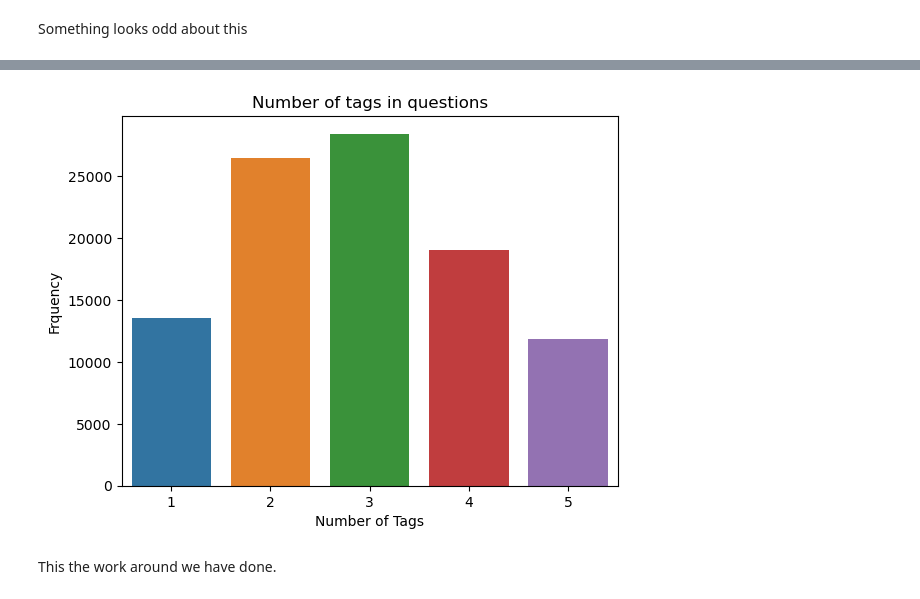
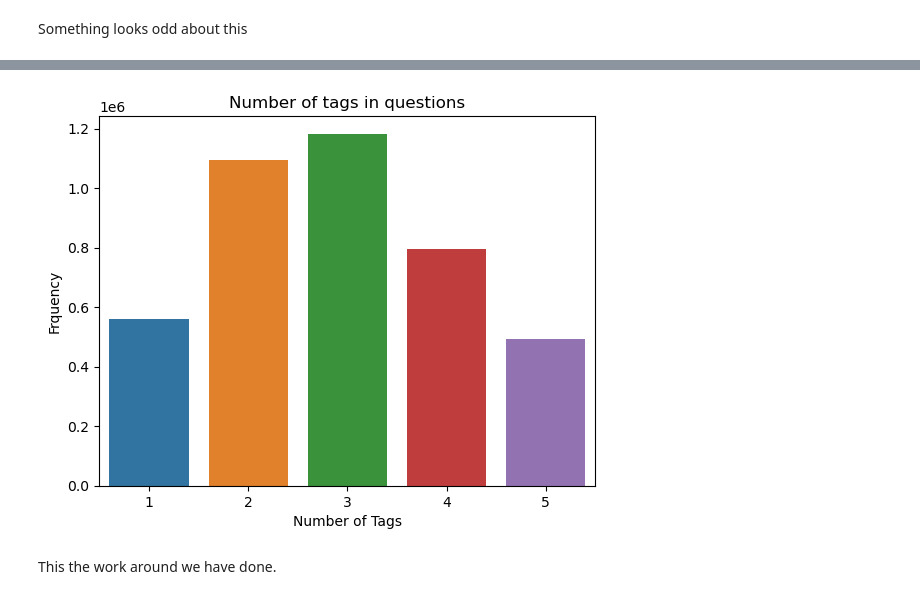
Before and after one commit to anidec25/Stack-Overflow-Tag-Prediction, a Jupyter notebook: notebook-stackoverflow.ipynb, the cells around one changed output, grey strips where cells are left out. Cells and saved outputs as stored; diff of their text form; code cells hidden in the pictures.

```diff
--- a/notebook-stackoverflow.ipynb
+++ b/notebook-stackoverflow.ipynb
@@ -50,3 +61,5 @@ The shape of the Train dataset: (200000, 3)
+# %%
+df_train.reset_index(drop = True,inplace=True)
 # %%
 df_train.head()
 # %% [output]
@@ -75,6 +84,6 @@ DataFrame Shape: (200000, 4)
 # %% [markdown]
 Since the number of records in the data is very large, we will be using a subset of the data for faster processing.
 # %%
-df_train = df_train.iloc[:100000,:]
+# df_train = df_train.iloc[:100000,:]
 
-print(f'Shape of the subset dataframe is: {df_train.shape}')
+# print(f'Shape of the subset dataframe is: {df_train.shape}')
@@ -95,0 +125,2 @@ Dataframe shape after duplicate removal: (99362, 4)
+# %%
+df_train.dropna(axis=0, inplace=True)
@@ -124,8 +163,6 @@ df_train[['Tags','tag_count']]
 ## Basic Data Analysis on Tags
 # %% [markdown]
 ### Frequency of tag_count
-# %%
-df_train = df_train.reset_index()
 # %%
 df_train['tag_count'].value_counts()
 # %% [output]
@@ -164,15 +217,15 @@ df_train['tag_count'].value_counts()
 Name: tag_count, dtype: int64
 # %%
-df_tag_freq = df_train['tag_count'].value_counts().reset_index().sort_values(by='index').rename(columns = {'index':'tag_count', 'tag_count':'tag_value_counts'})
+df_train_tag_freq = df_train['tag_count'].value_counts().reset_index().sort_values(by='index').rename(columns = {'index':'tag_count', 'tag_count':'tag_value_counts'})
 
 
 plt.title('Number of tags in questions')
-sns.barplot(data = df_tag_freq, x = 'tag_count', y = 'tag_value_counts')
+sns.barplot(data = df_train_tag_freq, x = 'tag_count', y = 'tag_value_counts')
 plt.xlabel('Number of Tags')
 plt.ylabel('Frquency')
 plt.show()
 # %% [output]
-[figure, old version]
+[figure, new version]
 # %% [markdown]
 This the work around we have done.
 # %% [markdown]
```
Also changed, not shown: parts of 76 cells of this notebook.
